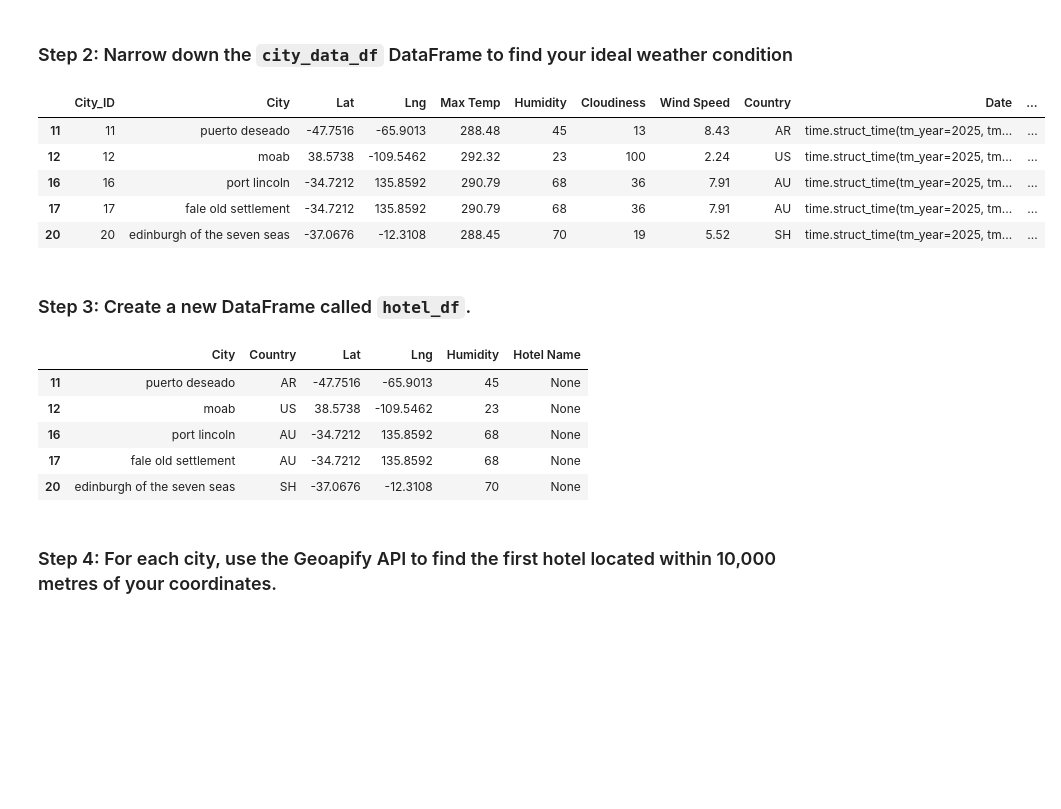
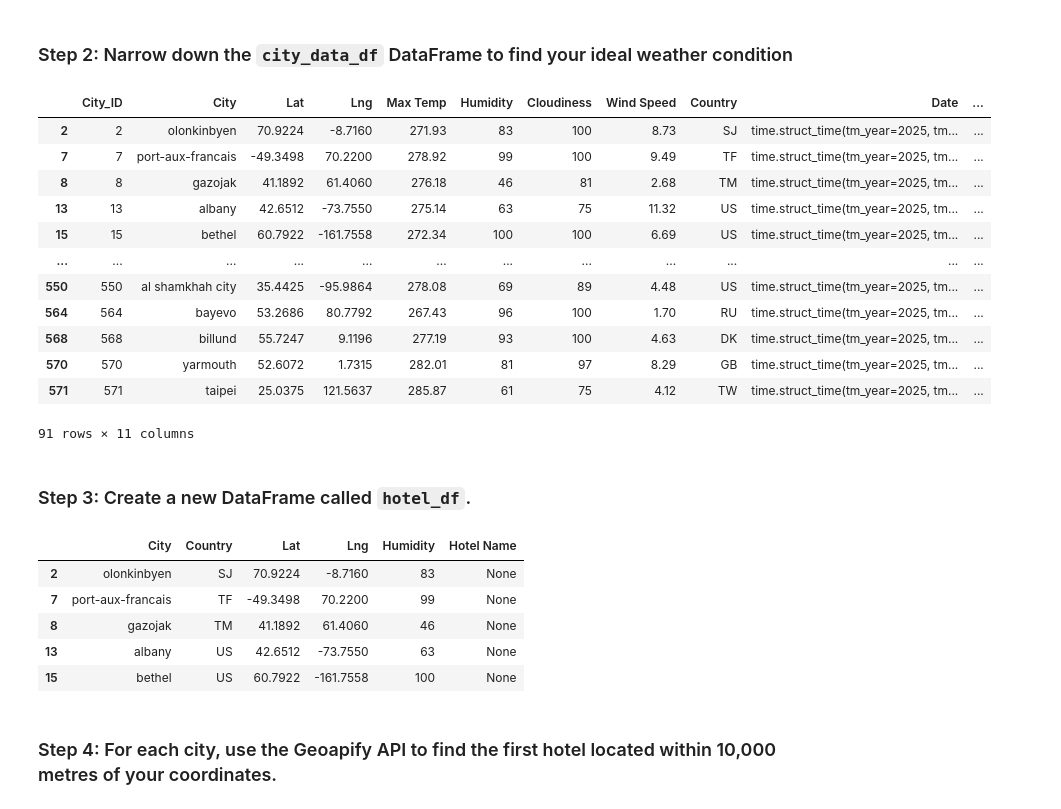
Before and after one commit to leowheeler1/python-api-challenge, a Jupyter notebook: weatherpy/VacationPy.ipynb, the cells around one changed output. Drawn from its saved outputs; the diff is of its cells as text; code cells hidden in the pictures; blank space fills up the shorter version.

```diff
--- a/weatherpy/VacationPy.ipynb
+++ b/weatherpy/VacationPy.ipynb
@@ -55,26 +56,33 @@ mapplot
 # %%
 city_data_df['tempc'] = city_data_df['Max Temp'] - 273.15
 
 # Narrow down cities that fit criteria and drop any results with null values
-city_data_df = city_data_df[(city_data_df['tempc'] < 20) & (city_data_df['tempc'] > 10)]
-city_data_df = city_data_df[city_data_df['Cloudiness'] > 10]
+idealdf = city_data_df[(city_data_df['tempc'] <= 15) & (city_data_df['tempc'] >= (-6))]
+idealdf2 = idealdf[~(idealdf['Cloudiness'] < 60)]
 # Drop any rows with null values
 
 
 # Display sample data
-city_data_df.head()
+idealdf2
 # %% [output]
 |  | City_ID | City | Lat | Lng | Max Temp | Humidity | Cloudiness | Wind Speed | Country | Date | ... |
-| 11 | 11 | puerto deseado | -47.7516 | -65.9013 | 288.48 | 45 | 13 | 8.43 | AR | time.struct_time(tm_year=2025, tm... | ... |
-| 12 | 12 | moab | 38.5738 | -109.5462 | 292.32 | 23 | 100 | 2.24 | US | time.struct_time(tm_year=2025, tm... | ... |
-| 16 | 16 | port lincoln | -34.7212 | 135.8592 | 290.79 | 68 | 36 | 7.91 | AU | time.struct_time(tm_year=2025, tm... | ... |
-| 17 | 17 | fale old settlement | -34.7212 | 135.8592 | 290.79 | 68 | 36 | 7.91 | AU | time.struct_time(tm_year=2025, tm... | ... |
-| 20 | 20 | edinburgh of the seven seas | -37.0676 | -12.3108 | 288.45 | 70 | 19 | 5.52 | SH | time.struct_time(tm_year=2025, tm... | ... |
+| 2 | 2 | olonkinbyen | 70.9224 | -8.7160 | 271.93 | 83 | 100 | 8.73 | SJ | time.struct_time(tm_year=2025, tm... | ... |
+| 7 | 7 | port-aux-francais | -49.3498 | 70.2200 | 278.92 | 99 | 100 | 9.49 | TF | time.struct_time(tm_year=2025, tm... | ... |
+| 8 | 8 | gazojak | 41.1892 | 61.4060 | 276.18 | 46 | 81 | 2.68 | TM | time.struct_time(tm_year=2025, tm... | ... |
+| 13 | 13 | albany | 42.6512 | -73.7550 | 275.14 | 63 | 75 | 11.32 | US | time.struct_time(tm_year=2025, tm... | ... |
+| 15 | 15 | bethel | 60.7922 | -161.7558 | 272.34 | 100 | 100 | 6.69 | US | time.struct_time(tm_year=2025, tm... | ... |
+| ... | ... | ... | ... | ... | ... | ... | ... | ... | ... | ... | ... |
+| 550 | 550 | al shamkhah city | 35.4425 | -95.9864 | 278.08 | 69 | 89 | 4.48 | US | time.struct_time(tm_year=2025, tm... | ... |
+| 564 | 564 | bayevo | 53.2686 | 80.7792 | 267.43 | 96 | 100 | 1.70 | RU | time.struct_time(tm_year=2025, tm... | ... |
+| 568 | 568 | billund | 55.7247 | 9.1196 | 277.19 | 93 | 100 | 4.63 | DK | time.struct_time(tm_year=2025, tm... | ... |
+| 570 | 570 | yarmouth | 52.6072 | 1.7315 | 282.01 | 81 | 97 | 8.29 | GB | time.struct_time(tm_year=2025, tm... | ... |
+| 571 | 571 | taipei | 25.0375 | 121.5637 | 285.87 | 61 | 75 | 4.12 | TW | time.struct_time(tm_year=2025, tm... | ... |
+91 rows × 11 columns
 # %% [markdown]
 ### Step 3: Create a new DataFrame called `hotel_df`.
 # %%
 # Use the Pandas copy function to create DataFrame called hotel_df to store the city, country, coordinates, and humidity
-hotel_df = city_data_df.copy()
+hotel_df = idealdf2.copy()
 hotel_df = hotel_df[['City', 'Country', 'Lat', 'Lng', 'Humidity']]
 # Add an empty column, "Hotel Name," to the DataFrame so you can store the hotel found using the Geoapify API
 hotel_df['Hotel Name'] = None
@@ -83,11 +91,11 @@ hotel_df['Hotel Name'] = None
 hotel_df.head()
 # %% [output]
 |  | City | Country | Lat | Lng | Humidity | Hotel Name |
-| 11 | puerto deseado | AR | -47.7516 | -65.9013 | 45 | None |
-| 12 | moab | US | 38.5738 | -109.5462 | 23 | None |
-| 16 | port lincoln | AU | -34.7212 | 135.8592 | 68 | None |
-| 17 | fale old settlement | AU | -34.7212 | 135.8592 | 68 | None |
-| 20 | edinburgh of the seven seas | SH | -37.0676 | -12.3108 | 70 | None |
+| 2 | olonkinbyen | SJ | 70.9224 | -8.7160 | 83 | None |
+| 7 | port-aux-francais | TF | -49.3498 | 70.2200 | 99 | None |
+| 8 | gazojak | TM | 41.1892 | 61.4060 | 46 | None |
+| 13 | albany | US | 42.6512 | -73.7550 | 63 | None |
+| 15 | bethel | US | 60.7922 | -161.7558 | 100 | None |
 # %% [markdown]
 ### Step 4: For each city, use the Geoapify API to find the first hotel located within 10,000 metres of your coordinates.
 # %%
```
Also changed, not shown: parts of 3 cells of this notebook.
